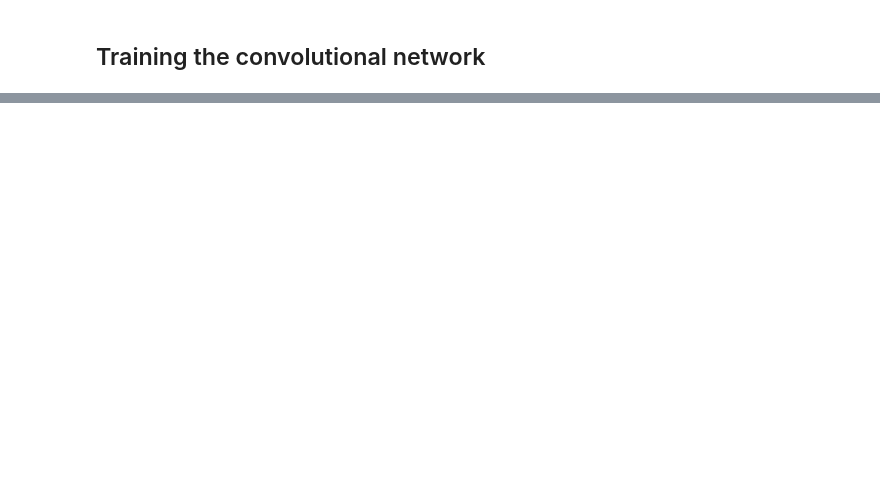
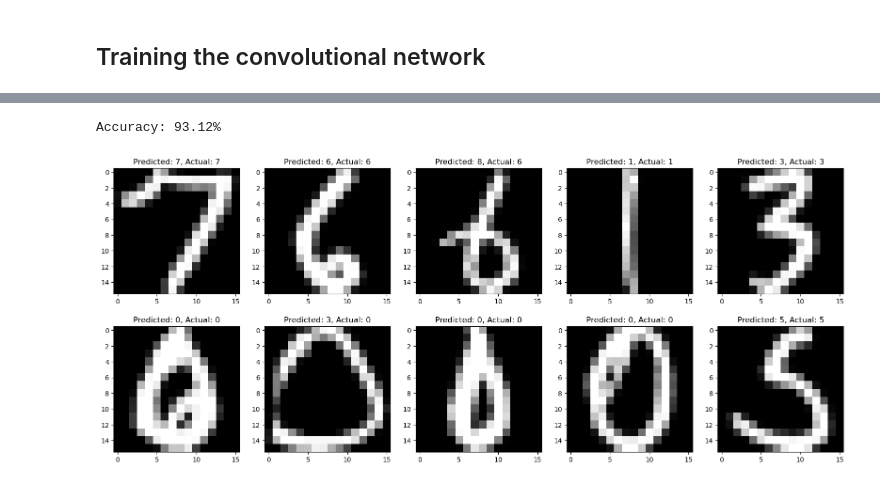
Before and after one commit to Ethan2541/Neural-Network-Library, a Jupyter notebook: experiments/convolutional_network.ipynb, the cells around one changed output, grey strips where cells are left out. Drawn from its saved outputs; the diff is of its cells as text; code cells hidden in the pictures; blank space fills up the shorter version.

```diff
--- a/experiments/convolutional_network.ipynb
+++ b/experiments/convolutional_network.ipynb
@@ -149,14 +149,3 @@ Output delta shape:  (4, 5, 3)
 ## Dataset and Network
 # %%
 np.random.seed(0)
-# %%
-X, y = load_usps("../data/USPS_data.txt")
-y = y.reshape(-1, 1)
-
-# Min-Max Scaling
-x_min = X.min()
-x_max = X.max()
-X = (X - x_min) / (x_max - x_min)
-X = X[:, :, np.newaxis]
-
-X_train, X_test, y_train, y_test = train_test_split(X, y, test_size=0.2)
@@ -194,0 +198,26 @@ plt.show()
+# %%
+def predict(X):
+    return network(X).argmax(axis=1)
+
+def accuracy(y, yhat):
+    return (y == yhat).mean()
+
+yhat = predict(X_test)
+print(f"Accuracy: {accuracy(y_test, yhat)*100:.2f}%")
+# %% [output]
+Accuracy: 93.12%
+# %%
+n_images = 10
+
+random_indexes = np.random.choice(range(len(y_test)), n_images, replace=False)
+images = X_test[random_indexes]
+true_labels = y_test[random_indexes]
+predicted_labels = yhat[random_indexes]
+
+plt.subplots(2, 5, figsize=(20, 8))
+for i in range(n_images):
+    plt.subplot(2, 5, i+1)
+    plt.title(f"Predicted: {predicted_labels[i]}, Actual: {true_labels[i]}")
+    plt.imshow(images[i].reshape(16,16), cmap='gray')
+# %% [output]
+[figure, added]
```
Also changed, not shown: parts of 5 cells of this notebook, 3 other files.
